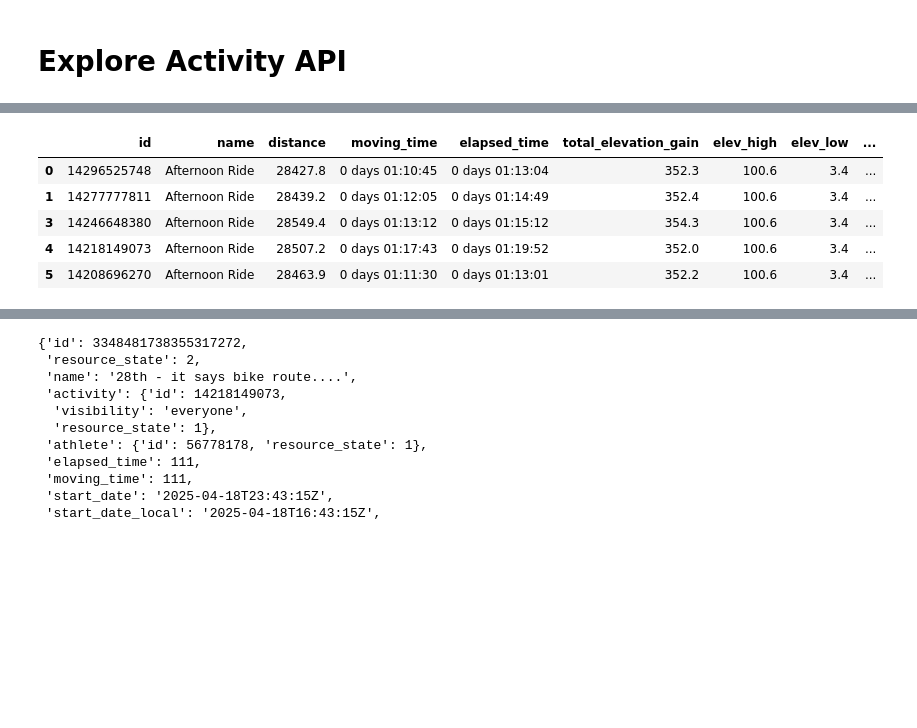
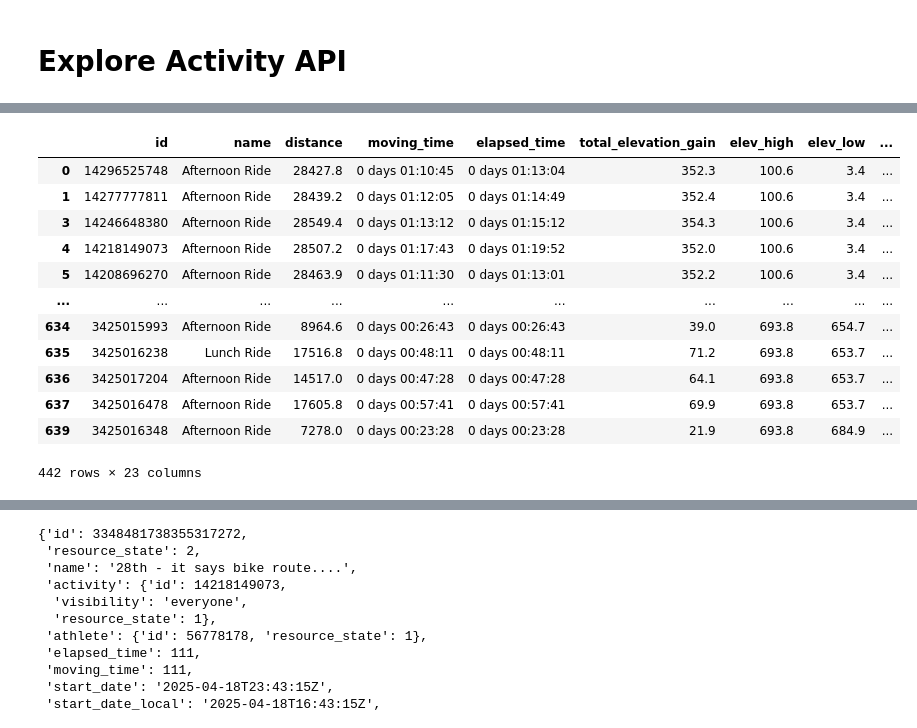
Before and after one commit to NWNHT/StravaPlotting, a Jupyter notebook: src/segments.ipynb, the cells around one changed output, grey strips where cells are left out. Cells and saved outputs as stored; diff of their text form; code cells hidden in the pictures; blank space fills up the shorter version.

```diff
--- a/src/segments.ipynb
+++ b/src/segments.ipynb
@@ -65,9 +71,16 @@ Beginning request of activities...
 # %%
-activities.head()
+activities
 # %% [output]
 |  | id | name | distance | moving_time | elapsed_time | total_elevation_gain | elev_high | elev_low | ... |
 | 0 | 14296525748 | Afternoon Ride | 28427.8 | 0 days 01:10:45 | 0 days 01:13:04 | 352.3 | 100.6 | 3.4 | ... |
 | 1 | 14277777811 | Afternoon Ride | 28439.2 | 0 days 01:12:05 | 0 days 01:14:49 | 352.4 | 100.6 | 3.4 | ... |
 | 3 | 14246648380 | Afternoon Ride | 28549.4 | 0 days 01:13:12 | 0 days 01:15:12 | 354.3 | 100.6 | 3.4 | ... |
 | 4 | 14218149073 | Afternoon Ride | 28507.2 | 0 days 01:17:43 | 0 days 01:19:52 | 352.0 | 100.6 | 3.4 | ... |
 | 5 | 14208696270 | Afternoon Ride | 28463.9 | 0 days 01:11:30 | 0 days 01:13:01 | 352.2 | 100.6 | 3.4 | ... |
+| ... | ... | ... | ... | ... | ... | ... | ... | ... | ... |
+| 634 | 3425015993 | Afternoon Ride | 8964.6 | 0 days 00:26:43 | 0 days 00:26:43 | 39.0 | 693.8 | 654.7 | ... |
+| 635 | 3425016238 | Lunch Ride | 17516.8 | 0 days 00:48:11 | 0 days 00:48:11 | 71.2 | 693.8 | 653.7 | ... |
+| 636 | 3425017204 | Afternoon Ride | 14517.0 | 0 days 00:47:28 | 0 days 00:47:28 | 64.1 | 693.8 | 653.7 | ... |
+| 637 | 3425016478 | Afternoon Ride | 17605.8 | 0 days 00:57:41 | 0 days 00:57:41 | 69.9 | 693.8 | 653.7 | ... |
+| 639 | 3425016348 | Afternoon Ride | 7278.0 | 0 days 00:23:28 | 0 days 00:23:28 | 21.9 | 693.8 | 684.9 | ... |
+442 rows × 23 columns
```
Also changed, not shown: parts of 11 cells of this notebook.
